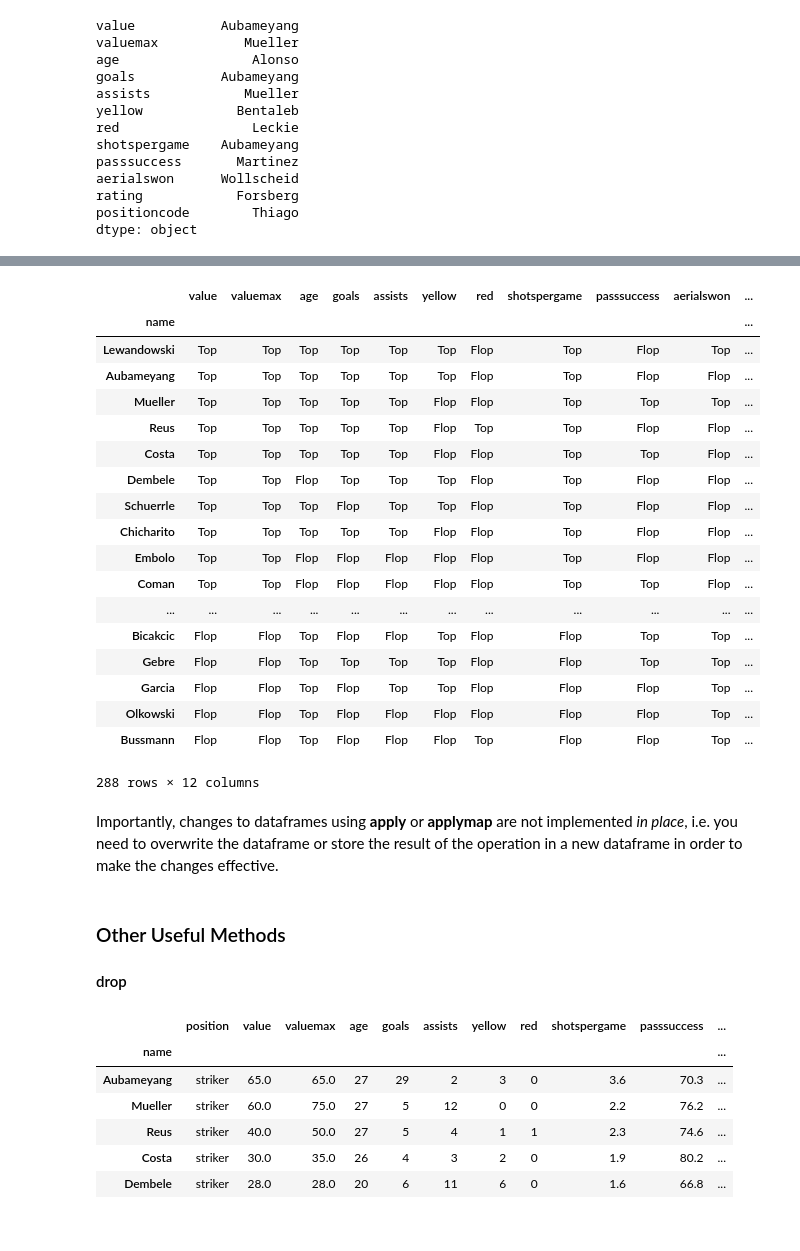
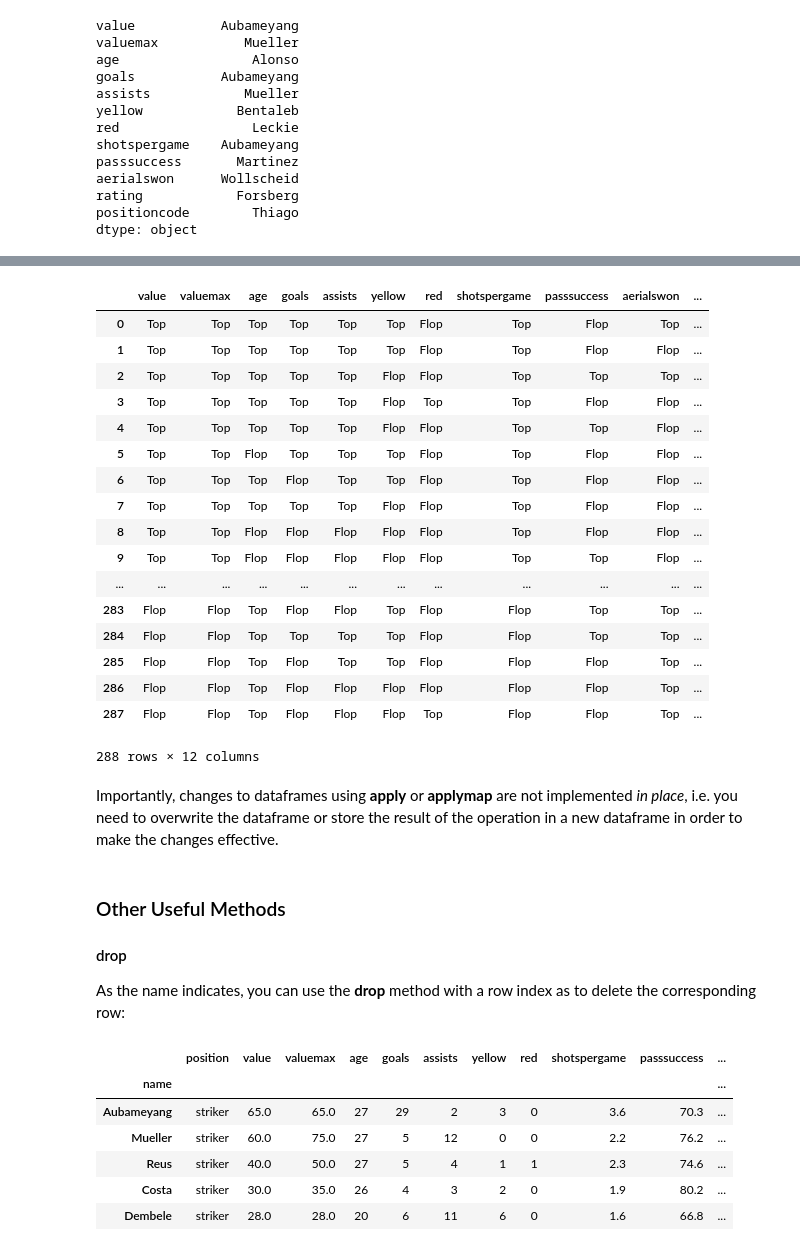
Before and after one commit to Moony2D/Python-Intro-ifo, a Jupyter notebook: PyIntro_Pandas.ipynb, the cells around one changed output, grey strips where cells are left out. Drawn from its saved outputs; the diff is of its cells as text; code cells hidden in the pictures.

```diff
--- a/PyIntro_Pandas.ipynb
+++ b/PyIntro_Pandas.ipynb
@@ -1054,38 +1056,38 @@ dtype: object
 # %%
 def top_or_flop(s):
     q = s.copy()
     q.loc[ s >= s.mean()] = "Top"
     q.loc[ s < s.mean()] = "Flop"
     return q
 
-top_or_flop(df['value'])
 df_num.apply(top_or_flop)
 # %% [output]
 |  | value | valuemax | age | goals | assists | yellow | red | shotspergame | passsuccess | aerialswon | ... |
-| name |  |  |  |  |  |  |  |  |  |  | ... |
-| Lewandowski | Top | Top | Top | Top | Top | Top | Flop | Top | Flop | Top | ... |
-| Aubameyang | Top | Top | Top | Top | Top | Top | Flop | Top | Flop | Flop | ... |
-| Mueller | Top | Top | Top | Top | Top | Flop | Flop | Top | Top | Top | ... |
-| Reus | Top | Top | Top | Top | Top | Flop | Top | Top | Flop | Flop | ... |
-| Costa | Top | Top | Top | Top | Top | Flop | Flop | Top | Top | Flop | ... |
-| Dembele | Top | Top | Flop | Top | Top | Top | Flop | Top | Flop | Flop | ... |
-| Schuerrle | Top | Top | Top | Flop | Top | Top | Flop | Top | Flop | Flop | ... |
-| Chicharito | Top | Top | Top | Top | Top | Flop | Flop | Top | Flop | Flop | ... |
-| Embolo | Top | Top | Flop | Flop | Flop | Flop | Flop | Top | Flop | Flop | ... |
-| Coman | Top | Top | Flop | Flop | Flop | Flop | Flop | Top | Top | Flop | ... |
+| 0 | Top | Top | Top | Top | Top | Top | Flop | Top | Flop | Top | ... |
+| 1 | Top | Top | Top | Top | Top | Top | Flop | Top | Flop | Flop | ... |
+| 2 | Top | Top | Top | Top | Top | Flop | Flop | Top | Top | Top | ... |
+| 3 | Top | Top | Top | Top | Top | Flop | Top | Top | Flop | Flop | ... |
+| 4 | Top | Top | Top | Top | Top | Flop | Flop | Top | Top | Flop | ... |
+| 5 | Top | Top | Flop | Top | Top | Top | Flop | Top | Flop | Flop | ... |
+| 6 | Top | Top | Top | Flop | Top | Top | Flop | Top | Flop | Flop | ... |
+| 7 | Top | Top | Top | Top | Top | Flop | Flop | Top | Flop | Flop | ... |
+| 8 | Top | Top | Flop | Flop | Flop | Flop | Flop | Top | Flop | Flop | ... |
+| 9 | Top | Top | Flop | Flop | Flop | Flop | Flop | Top | Top | Flop | ... |
 | ... | ... | ... | ... | ... | ... | ... | ... | ... | ... | ... | ... |
-| Bicakcic | Flop | Flop | Top | Flop | Flop | Top | Flop | Flop | Top | Top | ... |
-| Gebre | Flop | Flop | Top | Top | Top | Top | Flop | Flop | Top | Top | ... |
-| Garcia | Flop | Flop | Top | Flop | Top | Top | Flop | Flop | Flop | Top | ... |
-| Olkowski | Flop | Flop | Top | Flop | Flop | Flop | Flop | Flop | Flop | Top | ... |
-| Bussmann | Flop | Flop | Top | Flop | Flop | Flop | Top | Flop | Flop | Top | ... |
+| 283 | Flop | Flop | Top | Flop | Flop | Top | Flop | Flop | Top | Top | ... |
+| 284 | Flop | Flop | Top | Top | Top | Top | Flop | Flop | Top | Top | ... |
+| 285 | Flop | Flop | Top | Flop | Top | Top | Flop | Flop | Flop | Top | ... |
+| 286 | Flop | Flop | Top | Flop | Flop | Flop | Flop | Flop | Flop | Top | ... |
+| 287 | Flop | Flop | Top | Flop | Flop | Flop | Top | Flop | Flop | Top | ... |
 288 rows × 12 columns
 # %% [markdown]
 Importantly, changes to dataframes using **apply** or **applymap** are not implemented *in place*, i.e. you need to overwrite the dataframe or store the result of the operation in a new dataframe in order to make the changes effective.
-# %% [markdown]
-### Other Useful Methods
-
-#### drop
+# %% [markdown]
+### Other Useful Methods
+
+#### drop
+
+As the name indicates, you can use the **drop** method with a row index as to delete the corresponding row:
 # %%
 df.drop('Lewandowski').head()
 # %% [output]
```
Also changed, not shown: parts of 56 cells of this notebook.
